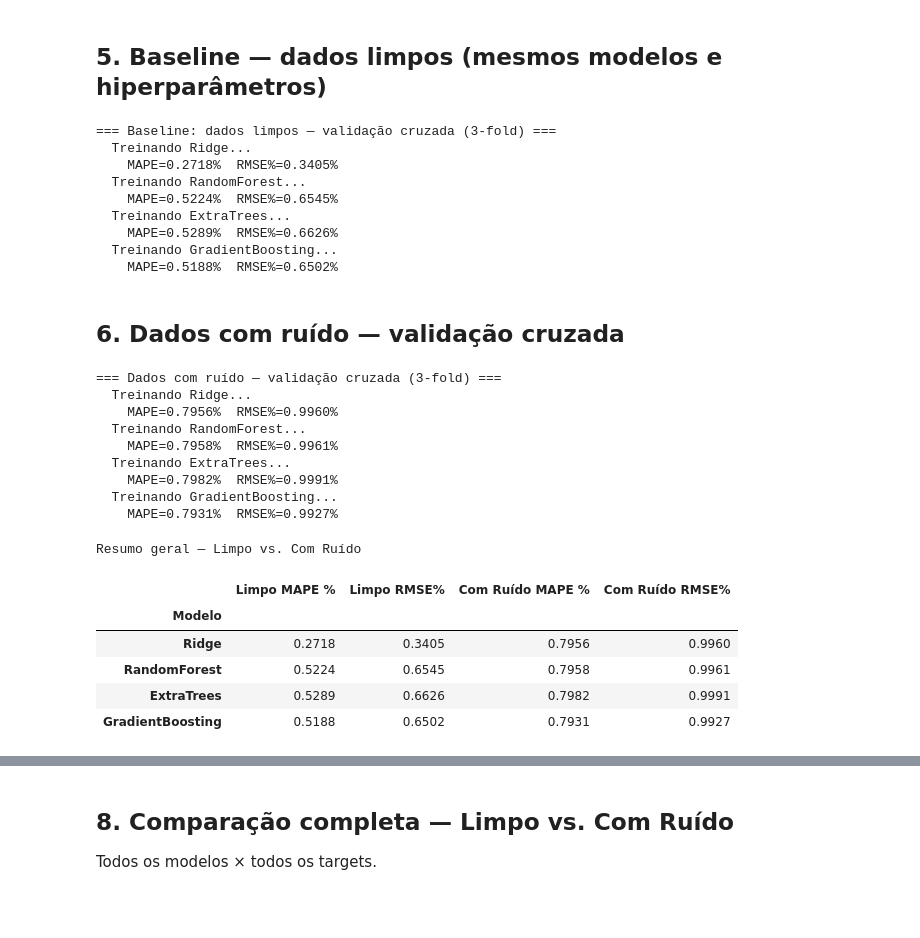
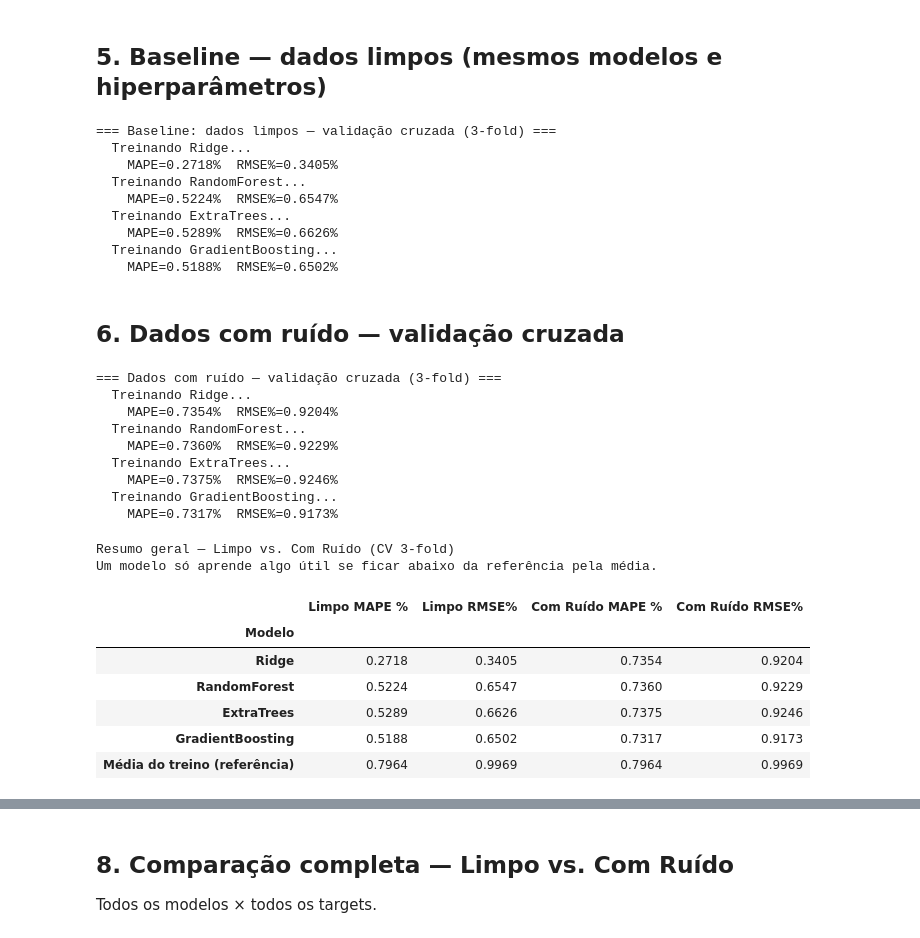
Before and after one commit to FProencadeAlbuquerque/EstimacaoFeeder, a Jupyter notebook: Estima_Ruido.ipynb, the cells around one changed output, grey strips where cells are left out. Saved outputs shown, nothing was run; the diff lists cells and outputs as text; code cells hidden in the pictures; blank space fills up the shorter version.

```diff
--- a/Estima_Ruido.ipynb
+++ b/Estima_Ruido.ipynb
@@ -93,15 +98,28 @@ def run_cv(models, X, y, n_splits=3):
             'mape_std':   mape_folds.std(axis=0),
             'rmse_pct':   rmse_pct_oof,
             'rel_errors': rel_errors,
+            'oof_pred':   oof_pred,
         }
 
         print(f'    MAPE={mape_folds.mean():.4f}%  RMSE%={rmse_pct_oof.mean():.4f}%')
 
     return cv_results
+
+
+def mean_baseline_cv(y, n_splits=3):
+    """Referência: prevê, em cada fold, a média dos targets do treino (mesmos folds de run_cv)."""
+    cv = KFold(n_splits=n_splits, shuffle=True, random_state=SEED)
+    mape_folds, oof_pred = [], np.zeros_like(y, dtype=float)
+    for train_idx, val_idx in cv.split(y):
+        y_hat = np.tile(y[train_idx].mean(axis=0), (len(val_idx), 1))
+        oof_pred[val_idx] = y_hat
+        mape_folds.append(mape_per_target(y[val_idx], y_hat))
+    return {'mape_mean': np.mean(mape_folds, axis=0),
+            'rmse_pct':  rmse_pct_per_target(y, oof_pred)}
 # %% [markdown]
 ## 1. Carga e inspeção dos dados
 # %%
-df = pd.read_csv('Dados14barras/resultados_completos_com_ruido.csv')
+df = pd.read_csv('Dados13barras/resultados_completos_com_ruido.csv')
 print(f'Shape: {df.shape}')
 df.head(3)
 # %% [output]
@@ -240,7 +258,7 @@ models = {
 # %% [markdown]
 ## 5. Baseline — dados limpos (mesmos modelos e hiperparâmetros)
 # %%
-df_clean = pd.read_csv('Dados14barras/resultados_completos_0.01.csv')
+df_clean = pd.read_csv('Dados13barras/resultados_completos_0.01.csv')
 X_clean = df_clean[FEATURES].values
 y_clean = df_clean[TARGETS].values
 
@@ -251,7 +269,7 @@ cv_results_clean = run_cv(models, X_clean, y_clean, n_splits=3)
   Treinando Ridge...
     MAPE=0.2718%  RMSE%=0.3405%
   Treinando RandomForest...
-    MAPE=0.5224%  RMSE%=0.6545%
+    MAPE=0.5224%  RMSE%=0.6547%
   Treinando ExtraTrees...
     MAPE=0.5289%  RMSE%=0.6626%
   Treinando GradientBoosting...
@@ -267,35 +285,48 @@ cv_results_noisy = run_cv(models, X_noisy, y, n_splits=3)
 # %% [output]
 === Dados com ruído — validação cruzada (3-fold) ===
   Treinando Ridge...
-    MAPE=0.7956%  RMSE%=0.9960%
+    MAPE=0.7354%  RMSE%=0.9204%
   Treinando RandomForest...
-    MAPE=0.7958%  RMSE%=0.9961%
+    MAPE=0.7360%  RMSE%=0.9229%
   Treinando ExtraTrees...
-    MAPE=0.7982%  RMSE%=0.9991%
+    MAPE=0.7375%  RMSE%=0.9246%
   Treinando GradientBoosting...
-    MAPE=0.7931%  RMSE%=0.9927%
+    MAPE=0.7317%  RMSE%=0.9173%
 # %%
 rows = []
 for name in models:
     rows.append({
         'Modelo':             name,
         'Limpo MAPE %':       round(cv_results_clean[name]['mape_mean'].mean(),  4),
         'Limpo RMSE%':        round(cv_results_clean[name]['rmse_pct'].mean(),   4),
         'Com Ruído MAPE %':   round(cv_results_noisy[name]['mape_mean'].mean(),  4),
         'Com Ruído RMSE%':    round(cv_results_noisy[name]['rmse_pct'].mean(),   4),
     })
 
+base_clean = mean_baseline_cv(y_clean)
+base_noisy = mean_baseline_cv(y)
+rows.append({
+    'Modelo':             'Média do treino (referência)',
+    'Limpo MAPE %':       round(base_clean['mape_mean'].mean(), 4),
+    'Limpo RMSE%':        round(base_clean['rmse_pct'].mean(),  4),
+    'Com Ruído MAPE %':   round(base_noisy['mape_mean'].mean(), 4),
+    'Com Ruído RMSE%':    round(base_noisy['rmse_pct'].mean(),  4),
+})
+
 df_summary = pd.DataFrame(rows).set_index('Modelo')
-print('Resumo geral — Limpo vs. Com Ruído')
+print('Resumo geral — Limpo vs. Com Ruído (CV 3-fold)')
+print('Um modelo só aprende algo útil se ficar abaixo da referência pela média.')
 display(df_summary)
 # %% [output]
-Resumo geral — Limpo vs. Com Ruído
+Resumo geral — Limpo vs. Com Ruído (CV 3-fold)
+Um modelo só aprende algo útil se ficar abaixo da referência pela média.
 |  | Limpo MAPE % | Limpo RMSE% | Com Ruído MAPE % | Com Ruído RMSE% |
 | Modelo |  |  |  |  |
-| Ridge | 0.2718 | 0.3405 | 0.7956 | 0.9960 |
-| RandomForest | 0.5224 | 0.6545 | 0.7958 | 0.9961 |
-| ExtraTrees | 0.5289 | 0.6626 | 0.7982 | 0.9991 |
-| GradientBoosting | 0.5188 | 0.6502 | 0.7931 | 0.9927 |
+| Ridge | 0.2718 | 0.3405 | 0.7354 | 0.9204 |
+| RandomForest | 0.5224 | 0.6547 | 0.7360 | 0.9229 |
+| ExtraTrees | 0.5289 | 0.6626 | 0.7375 | 0.9246 |
+| GradientBoosting | 0.5188 | 0.6502 | 0.7317 | 0.9173 |
+| Média do treino (referência) | 0.7964 | 0.9969 | 0.7964 | 0.9969 |
 # %%
 print('MAPE % por target — todos os modelos — Dados com ruído')
 rows_mape = {name: cv_results_noisy[name]['mape_mean'] for name in models}
```
Also changed, not shown: parts of 16 cells of this notebook, 6 other files.
